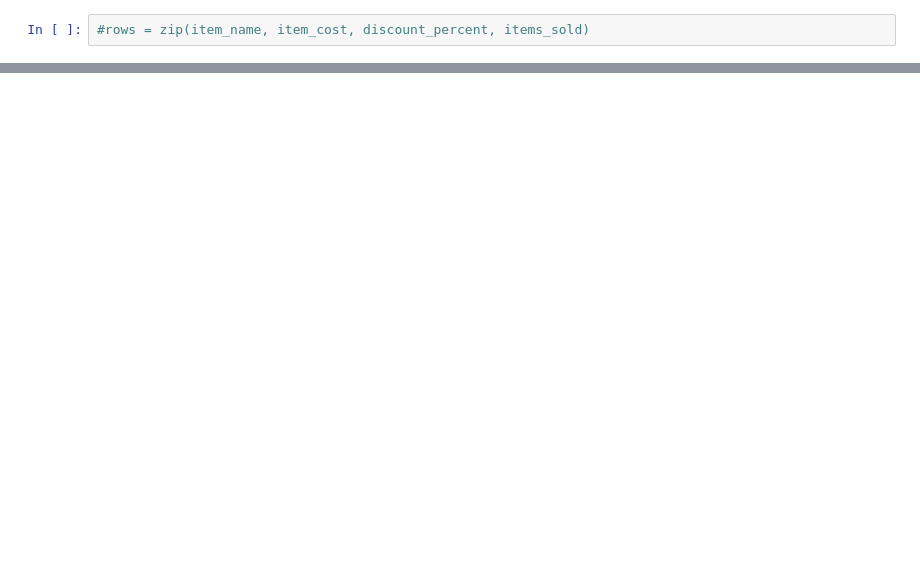
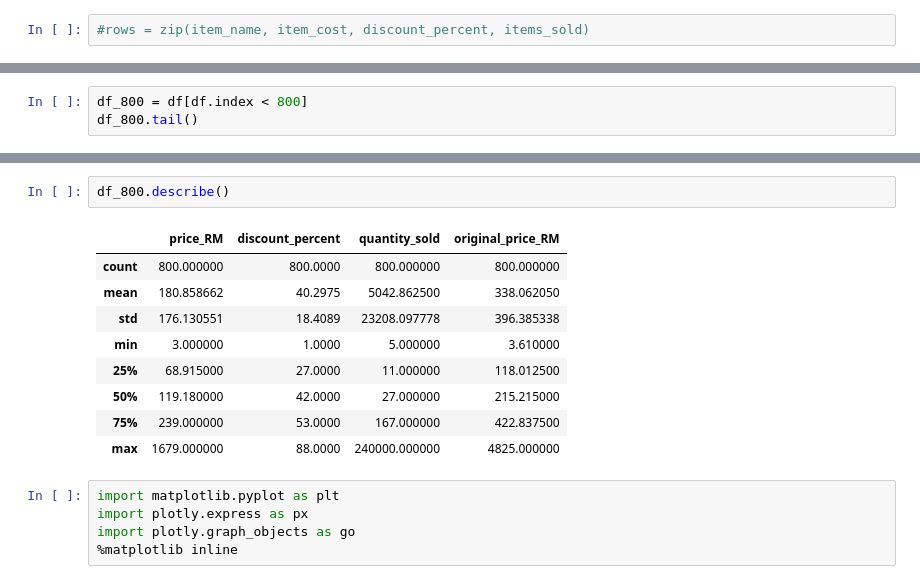
Before and after one commit to llh139/Data-Analytics-Portfolio, a Jupyter notebook: Personal Learning Project - Extracting and Analyzing Prices from E-Commerce Platform/Working File.ipynb, the cells around one changed output, grey strips where cells are left out. Drawn from its saved outputs; the diff is of its cells as text; blank space fills up the shorter version.

```diff
--- a/Personal Learning Project - Extracting and Analyzing Prices from E-Commerce Platform/Working File.ipynb
+++ b/Personal Learning Project - Extracting and Analyzing Prices from E-Commerce Platform/Working File.ipynb
@@ -180,0 +180,3 @@ df.to_csv(newFilePath)
+# %%
+df_800 = df[df.index < 800]
+df_800.tail()
@@ -180,0 +205,17 @@ df.to_csv(newFilePath)
+# %%
+df_800.describe()
+# %% [output]
+|  | price_RM | discount_percent | quantity_sold | original_price_RM |
+| count | 800.000000 | 800.0000 | 800.000000 | 800.000000 |
+| mean | 180.858662 | 40.2975 | 5042.862500 | 338.062050 |
+| std | 176.130551 | 18.4089 | 23208.097778 | 396.385338 |
+| min | 3.000000 | 1.0000 | 5.000000 | 3.610000 |
+| 25% | 68.915000 | 27.0000 | 11.000000 | 118.012500 |
+| 50% | 119.180000 | 42.0000 | 27.000000 | 215.215000 |
+| 75% | 239.000000 | 53.0000 | 167.000000 | 422.837500 |
+| max | 1679.000000 | 88.0000 | 240000.000000 | 4825.000000 |
+# %%
+import matplotlib.pyplot as plt
+import plotly.express as px
+import plotly.graph_objects as go
+%matplotlib inline
```
Also changed, not shown: parts of 18 cells of this notebook, 3 other files.
